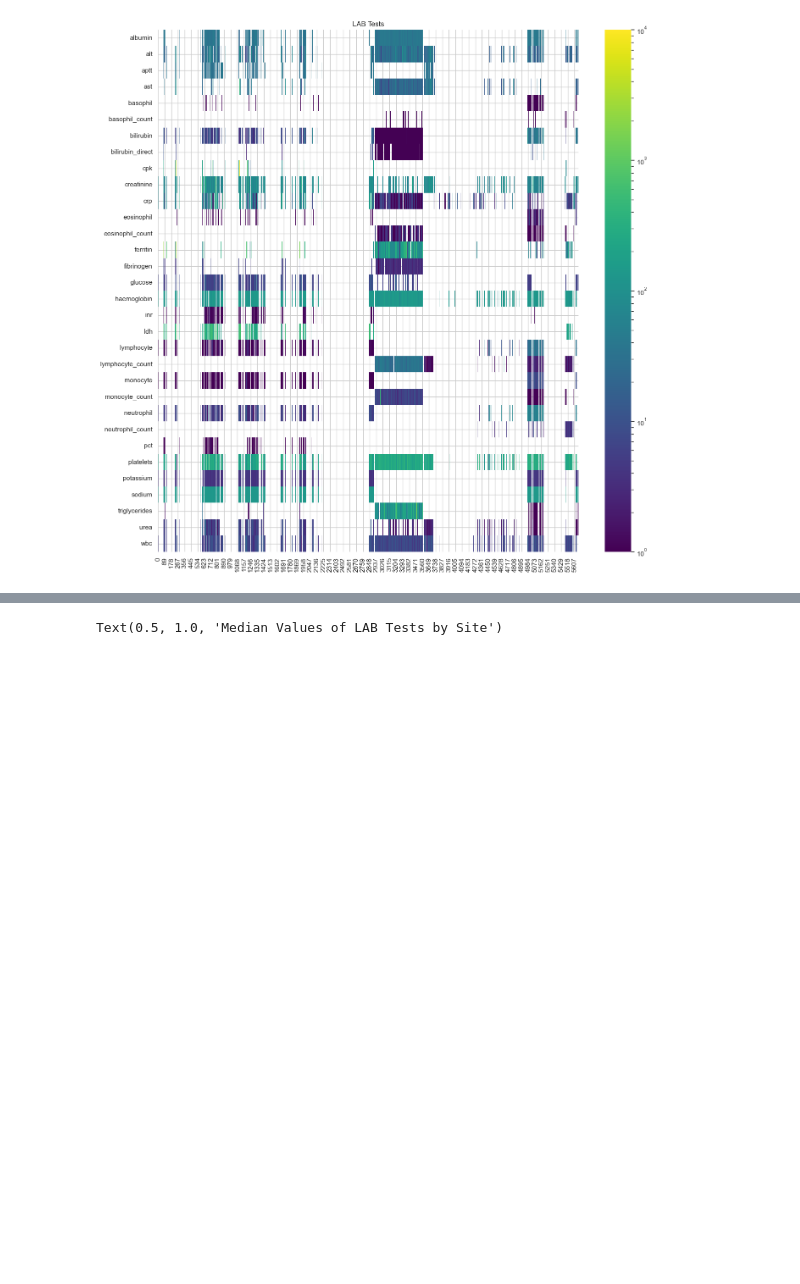
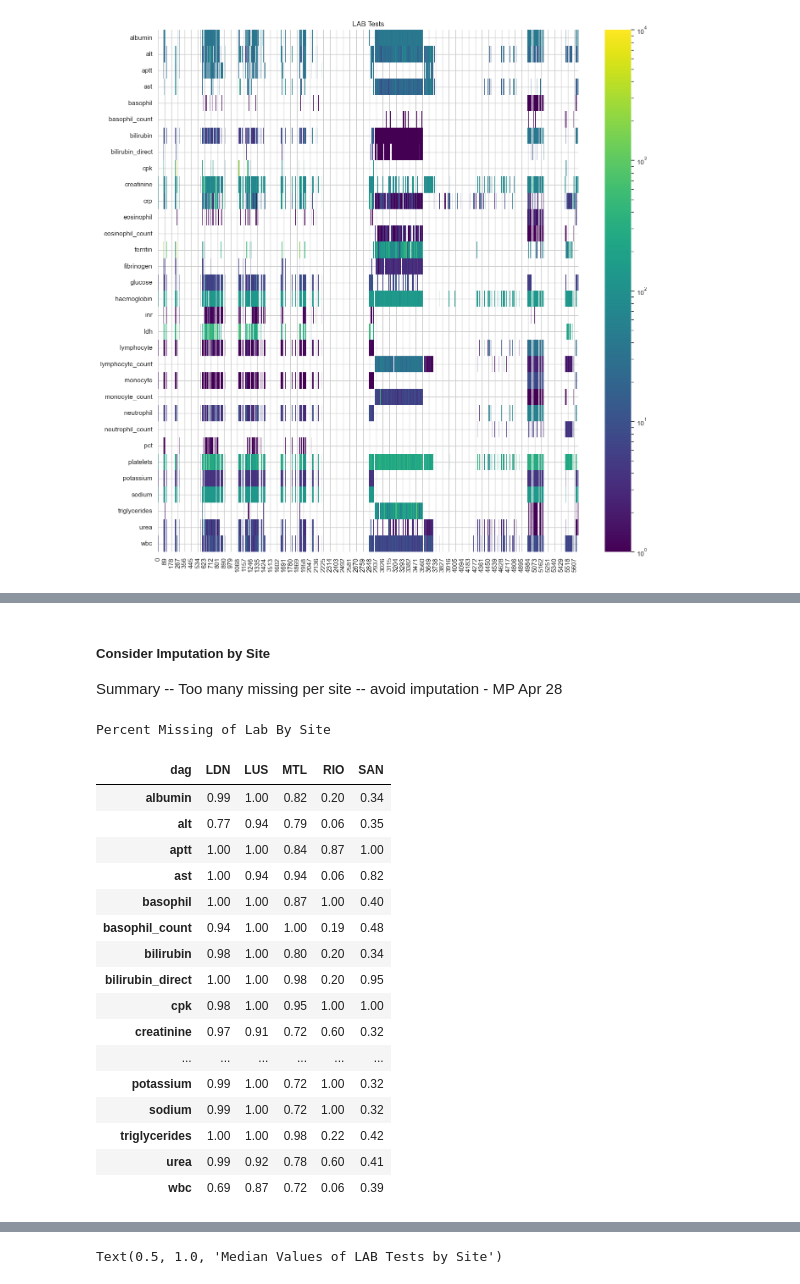
Before and after one commit to davidtweddell/lc_repo, a Jupyter notebook: 01-inspect-data-MP.ipynb, the cells around one changed output, grey strips where cells are left out. Drawn from its saved outputs; the diff is of its cells as text; code cells hidden in the pictures; blank space fills up the shorter version.

```diff
--- a/01-inspect-data-MP.ipynb
+++ b/01-inspect-data-MP.ipynb
@@ -1117,0 +1097,27 @@ labs_without_outliers.describe()
+# %% [markdown]
+##### Consider Imputation by Site
+Summary -- Too many missing per site -- avoid imputation - MP Apr 28
+# %%
+print('Percent Missing of Lab By Site')
+(df.groupby("dag")[CLINICAL_TESTS].apply(lambda x: x.isnull().sum()).rename(
+    index=site_name_dict
+).T / df.dag.value_counts().rename(index=site_name_dict)).round(2)
+# %% [output]
+Percent Missing of Lab By Site
+| dag | LDN | LUS | MTL | RIO | SAN |
+| albumin | 0.99 | 1.00 | 0.82 | 0.20 | 0.34 |
+| alt | 0.77 | 0.94 | 0.79 | 0.06 | 0.35 |
+| aptt | 1.00 | 1.00 | 0.84 | 0.87 | 1.00 |
+| ast | 1.00 | 0.94 | 0.94 | 0.06 | 0.82 |
+| basophil | 1.00 | 1.00 | 0.87 | 1.00 | 0.40 |
+| basophil_count | 0.94 | 1.00 | 1.00 | 0.19 | 0.48 |
+| bilirubin | 0.98 | 1.00 | 0.80 | 0.20 | 0.34 |
+| bilirubin_direct | 1.00 | 1.00 | 0.98 | 0.20 | 0.95 |
+| cpk | 0.98 | 1.00 | 0.95 | 1.00 | 1.00 |
+| creatinine | 0.97 | 0.91 | 0.72 | 0.60 | 0.32 |
+| ... | ... | ... | ... | ... | ... |
+| potassium | 0.99 | 1.00 | 0.72 | 1.00 | 0.32 |
+| sodium | 0.99 | 1.00 | 0.72 | 1.00 | 0.32 |
+| triglycerides | 1.00 | 1.00 | 0.98 | 0.22 | 0.42 |
+| urea | 0.99 | 0.92 | 0.78 | 0.60 | 0.41 |
+| wbc | 0.69 | 0.87 | 0.72 | 0.06 | 0.39 |
```
Also changed, not shown: parts of 16 cells of this notebook.
